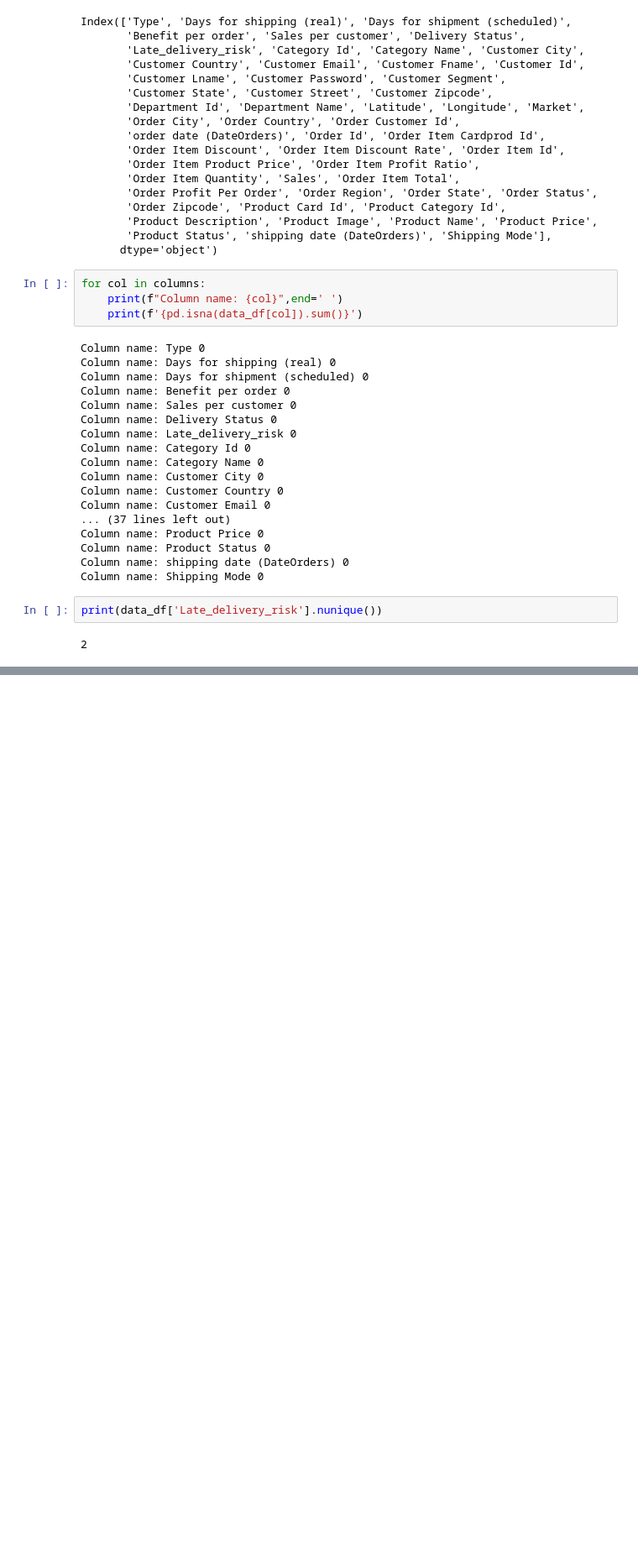
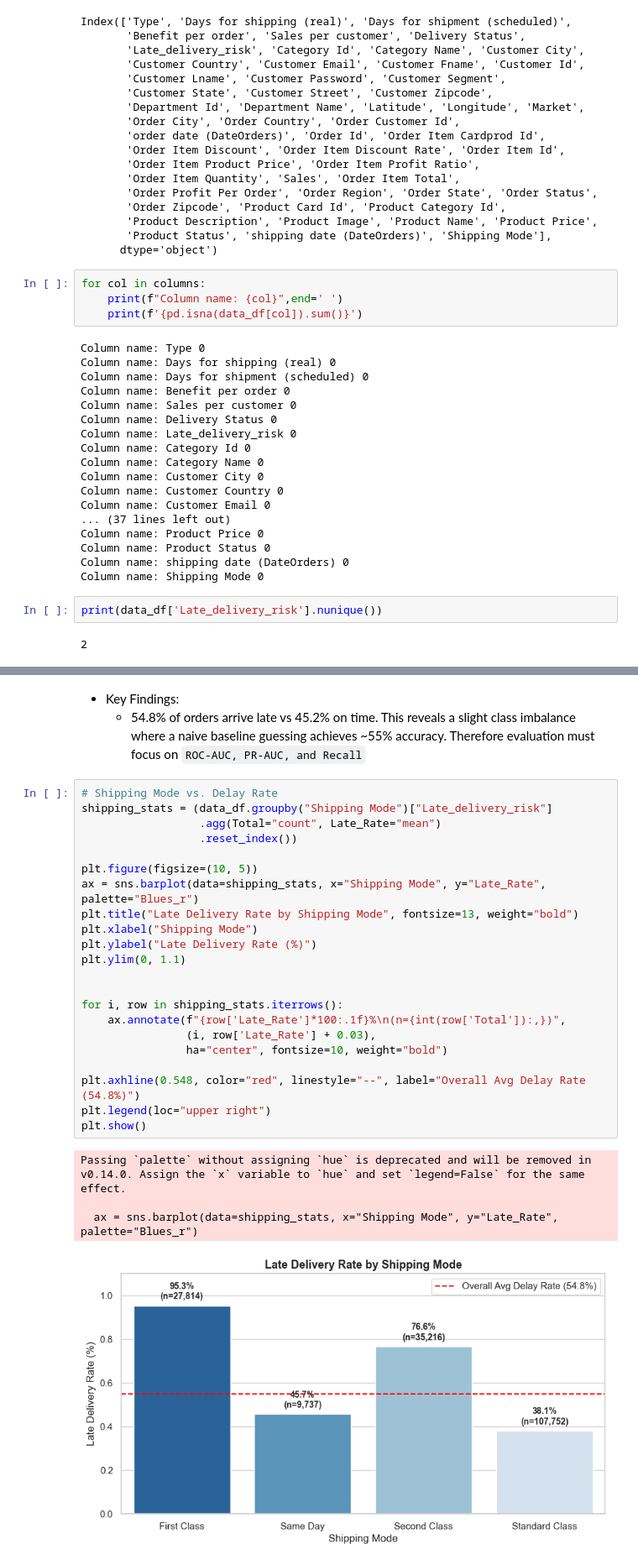
Before and after one commit to thamidu02/supply_chain_ML_model, a Jupyter notebook: test.ipynb, the cells around one changed output, grey strips where cells are left out. Shown at 84% size. Drawn from its saved outputs; the diff is of its cells as text; blank space fills up the shorter version.

```diff
--- a/test.ipynb
+++ b/test.ipynb
@@ -101,0 +133,30 @@ print(data_df['Late_delivery_risk'].nunique())
+# %% [markdown]
+* Key Findings:
+    * 54.8% of orders arrive late vs 45.2% on time. This reveals a slight class imbalance where a naive baseline guessing achieves ~55% accuracy. Therefore evaluation must focus on `ROC-AUC, PR-AUC, and Recall`
+# %%
+# Shipping Mode vs. Delay Rate
+shipping_stats = (data_df.groupby("Shipping Mode")["Late_delivery_risk"]
+                  .agg(Total="count", Late_Rate="mean")
+                  .reset_index())
+
+plt.figure(figsize=(10, 5))
+ax = sns.barplot(data=shipping_stats, x="Shipping Mode", y="Late_Rate", palette="Blues_r")
+plt.title("Late Delivery Rate by Shipping Mode", fontsize=13, weight="bold")
+plt.xlabel("Shipping Mode")
+plt.ylabel("Late Delivery Rate (%)")
+plt.ylim(0, 1.1)
+
+
+for i, row in shipping_stats.iterrows():
+    ax.annotate(f"{row['Late_Rate']*100:.1f}%\n(n={int(row['Total']):,})",
+                (i, row['Late_Rate'] + 0.03),
+                ha="center", fontsize=10, weight="bold")
+
+plt.axhline(0.548, color="red", linestyle="--", label="Overall Avg Delay Rate (54.8%)")
+plt.legend(loc="upper right")
+plt.show()
+# %% [output]
+Passing `palette` without assigning `hue` is deprecated and will be removed in v0.14.0. Assign the `x` variable to `hue` and set `legend=False` for the same effect.
+
+  ax = sns.barplot(data=shipping_stats, x="Shipping Mode", y="Late_Rate", palette="Blues_r")
+[figure, added]
```
Also changed, not shown: parts of 30 cells of this notebook.
